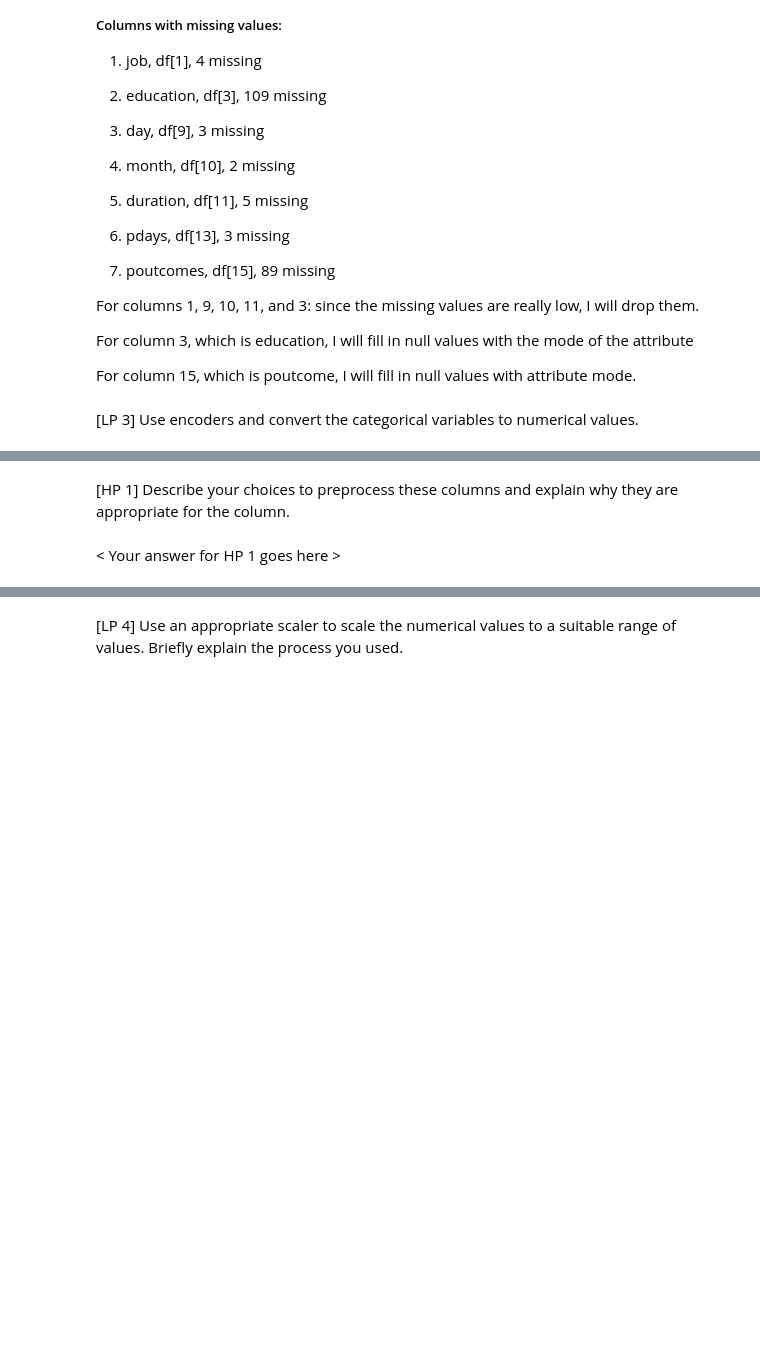
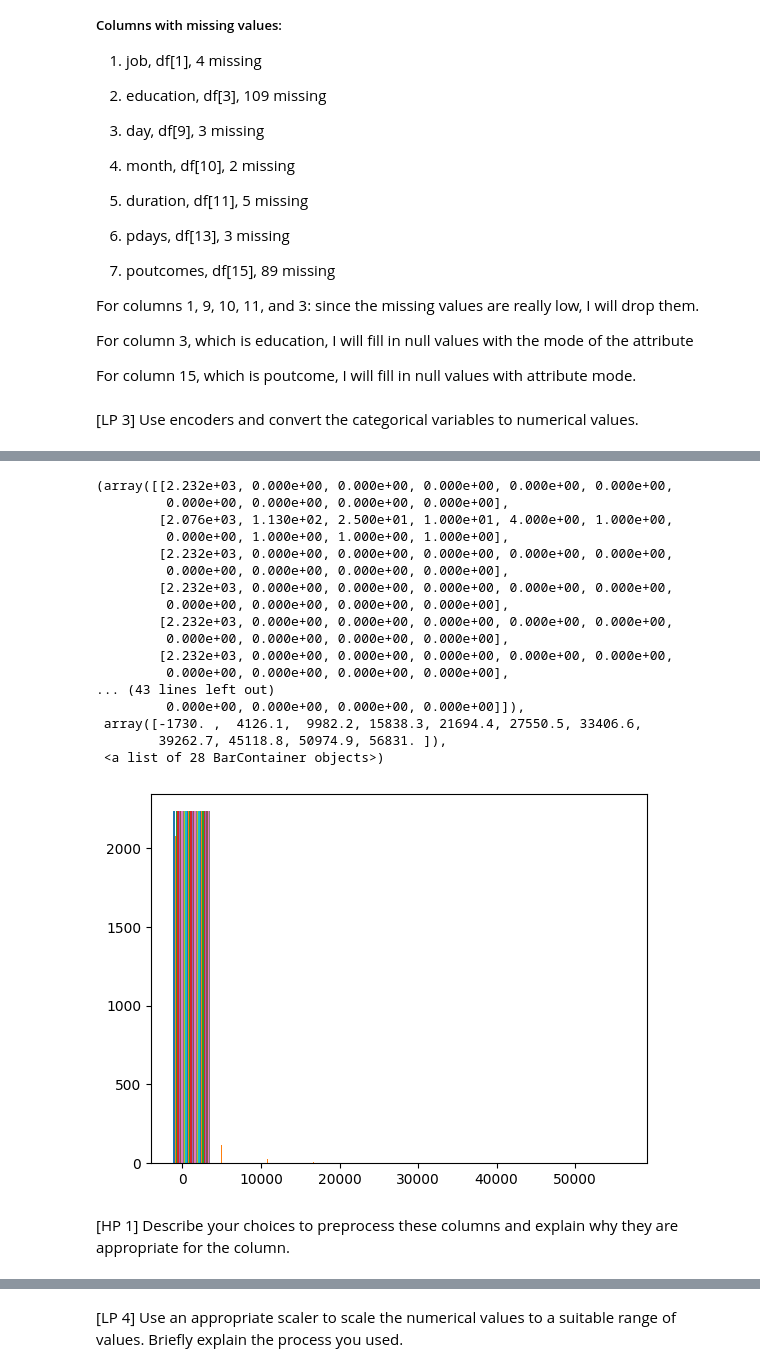
Before and after one commit to ankitajaswal/Cmpe255, a Jupyter notebook: HW1/HW1 Part 2.ipynb, the cells around one changed output, grey strips where cells are left out. Cells and saved outputs as stored; diff of their text form; code cells hidden in the pictures; blank space fills up the shorter version.

```diff
--- a/HW1/HW1 Part 2.ipynb
+++ b/HW1/HW1 Part 2.ipynb
@@ -540,0 +543,29 @@ dtype: int64
+# %%
+## Your code for LP 3 goes here.
+from sklearn.preprocessing import LabelEncoder
+
+le = LabelEncoder()
+
+# label encoder using sklearn preprocessing
+t1 = pd.DataFrame(le.fit_transform(df[1]))
+t3 = pd.DataFrame(le.fit_transform(df[3]))
+t9 = pd.DataFrame(le.fit_transform(df[9]))
+t10 = pd.DataFrame(le.fit_transform(df[10]))
+
+df_le = pd.concat([t1,t3,t9,t10], axis=1)
+# one hot encoding using pd.get_dummies
+t2 = pd.get_dummies(df[2])
+t4 = pd.get_dummies(df[4])
+t6 = pd.get_dummies(df[6])
+t7 = pd.get_dummies(df[7])
+t8 = pd.get_dummies(df[8])
+t15 = pd.get_dummies(df[15])
+t16 = pd.get_dummies(df[16])
+
+df_ohe = pd.concat([t2,t4,t6,t7,t8,t15,t16], axis=1)
+
+df_original = pd.concat([df[0], df[5],df[11], df[12], df[13], df[14]], axis=1)
+
+df_encoded = pd.concat([df_original, df_le, df_ohe], axis = 1)
+
+print(df_encoded)
@@ -541,4 +590,23 @@ dtype: int64
+# %%
+plt.hist(df_encoded)
+# %% [output]
+(array([[2.232e+03, 0.000e+00, 0.000e+00, 0.000e+00, 0.000e+00, 0.000e+00,
+         0.000e+00, 0.000e+00, 0.000e+00, 0.000e+00],
+        [2.076e+03, 1.130e+02, 2.500e+01, 1.000e+01, 4.000e+00, 1.000e+00,
+         0.000e+00, 1.000e+00, 1.000e+00, 1.000e+00],
+        [2.232e+03, 0.000e+00, 0.000e+00, 0.000e+00, 0.000e+00, 0.000e+00,
+         0.000e+00, 0.000e+00, 0.000e+00, 0.000e+00],
+        [2.232e+03, 0.000e+00, 0.000e+00, 0.000e+00, 0.000e+00, 0.000e+00,
+         0.000e+00, 0.000e+00, 0.000e+00, 0.000e+00],
+        [2.232e+03, 0.000e+00, 0.000e+00, 0.000e+00, 0.000e+00, 0.000e+00,
+         0.000e+00, 0.000e+00, 0.000e+00, 0.000e+00],
+        [2.232e+03, 0.000e+00, 0.000e+00, 0.000e+00, 0.000e+00, 0.000e+00,
+         0.000e+00, 0.000e+00, 0.000e+00, 0.000e+00],
+... (43 lines left out)
+         0.000e+00, 0.000e+00, 0.000e+00, 0.000e+00]]),
+ array([-1730. ,  4126.1,  9982.2, 15838.3, 21694.4, 27550.5, 33406.6,
+        39262.7, 45118.8, 50974.9, 56831. ]),
+ <a list of 28 BarContainer objects>)
+[figure, added]
 # %% [markdown]
 [HP 1] Describe your choices to preprocess these columns and explain why they are appropriate for the column.
-# %% [markdown]
-< Your answer for HP 1 goes here >
```
Also changed, not shown: parts of 4 cells of this notebook.
